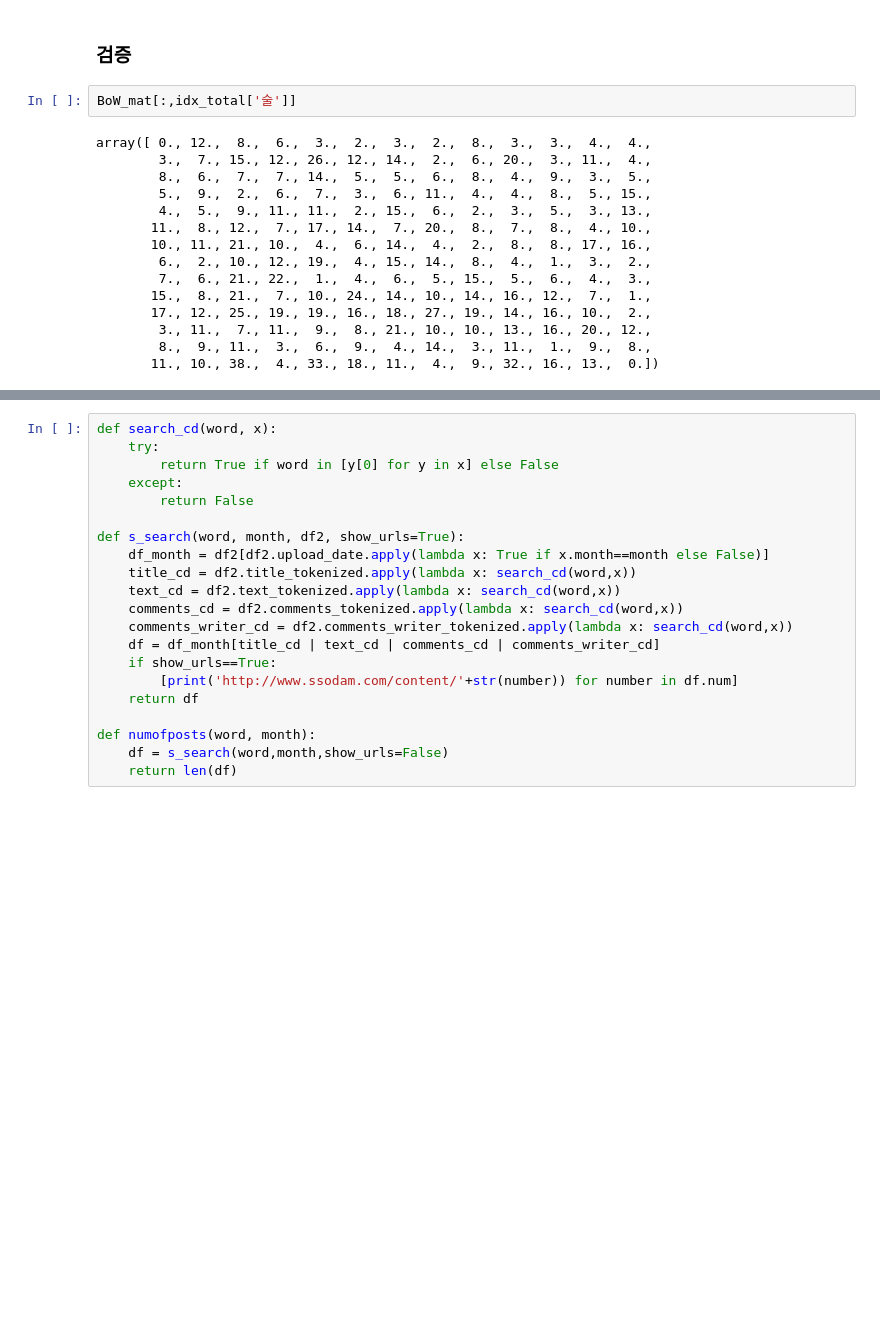
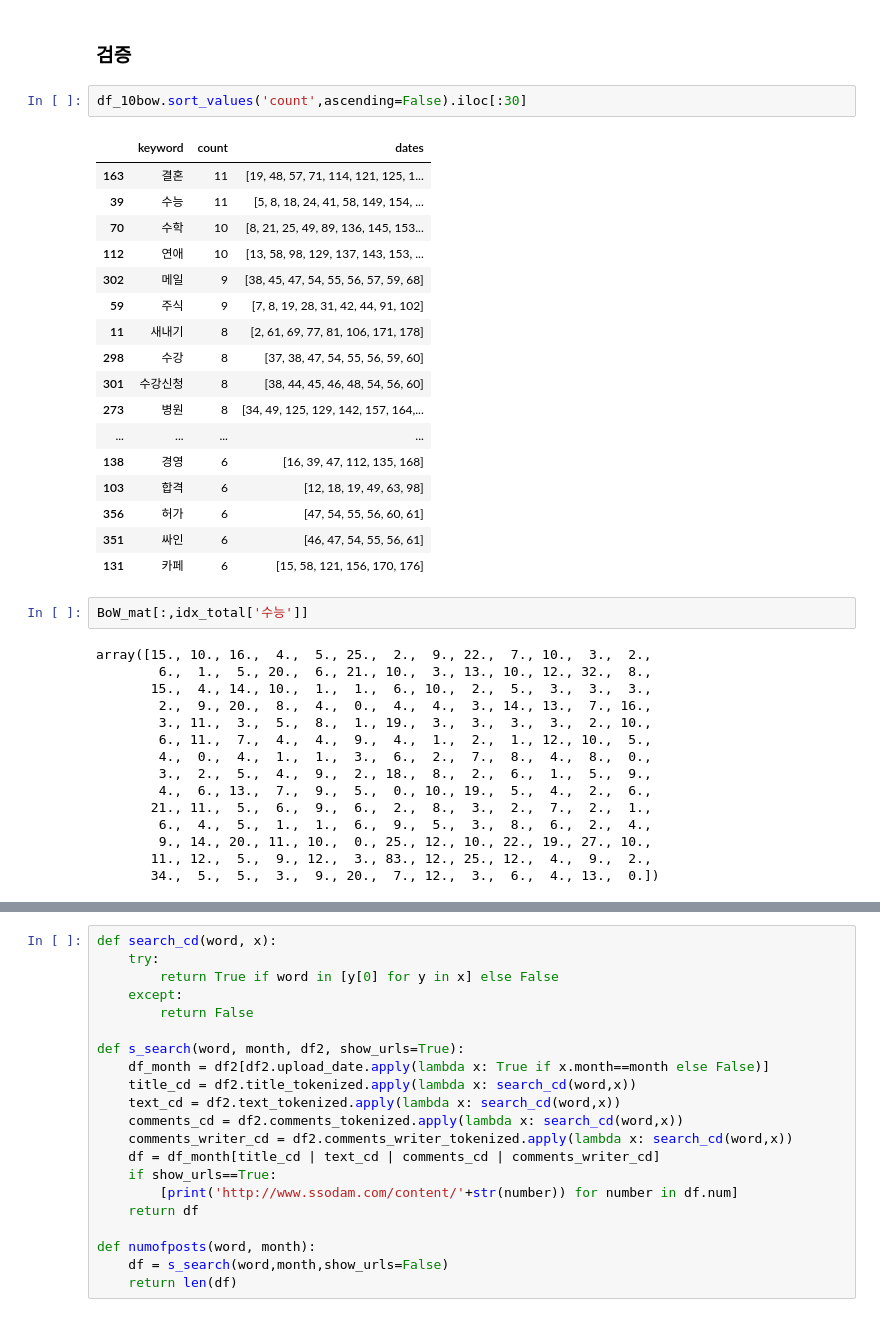
Before and after one commit to JourneyKo/ssodam, a Jupyter notebook: ssodam2021_Find_Specific_Topics.ipynb, the cells around one changed output, grey strips where cells are left out. Cells and saved outputs as stored; diff of their text form; blank space fills up the shorter version.

```diff
--- a/ssodam2021_Find_Specific_Topics.ipynb
+++ b/ssodam2021_Find_Specific_Topics.ipynb
@@ -423,20 +438,40 @@ with open('./data/3rd_bow_20.pkl','wb') as f:
 ---
 # %% [markdown]
 ### 검증
+# %%
+df_10bow.sort_values('count',ascending=False).iloc[:30]
+# %% [output]
+|  | keyword | count | dates |
+| 163 | 결혼 | 11 | [19, 48, 57, 71, 114, 121, 125, 1... |
+| 39 | 수능 | 11 | [5, 8, 18, 24, 41, 58, 149, 154, ... |
+| 70 | 수학 | 10 | [8, 21, 25, 49, 89, 136, 145, 153... |
+| 112 | 연애 | 10 | [13, 58, 98, 129, 137, 143, 153, ... |
+| 302 | 메일 | 9 | [38, 45, 47, 54, 55, 56, 57, 59, 68] |
+| 59 | 주식 | 9 | [7, 8, 19, 28, 31, 42, 44, 91, 102] |
+| 11 | 새내기 | 8 | [2, 61, 69, 77, 81, 106, 171, 178] |
+| 298 | 수강 | 8 | [37, 38, 47, 54, 55, 56, 59, 60] |
+| 301 | 수강신청 | 8 | [38, 44, 45, 46, 48, 54, 56, 60] |
+| 273 | 병원 | 8 | [34, 49, 125, 129, 142, 157, 164,... |
+| ... | ... | ... | ... |
+| 138 | 경영 | 6 | [16, 39, 47, 112, 135, 168] |
+| 103 | 합격 | 6 | [12, 18, 19, 49, 63, 98] |
+| 356 | 허가 | 6 | [47, 54, 55, 56, 60, 61] |
+| 351 | 싸인 | 6 | [46, 47, 54, 55, 56, 61] |
+| 131 | 카페 | 6 | [15, 58, 121, 156, 170, 176] |
 # %%
-BoW_mat[:,idx_total['술']]
+BoW_mat[:,idx_total['수능']]
 # %% [output]
-array([ 0., 12.,  8.,  6.,  3.,  2.,  3.,  2.,  8.,  3.,  3.,  4.,  4.,
-        3.,  7., 15., 12., 26., 12., 14.,  2.,  6., 20.,  3., 11.,  4.,
-        8.,  6.,  7.,  7., 14.,  5.,  5.,  6.,  8.,  4.,  9.,  3.,  5.,
-        5.,  9.,  2.,  6.,  7.,  3.,  6., 11.,  4.,  4.,  8.,  5., 15.,
-        4.,  5.,  9., 11., 11.,  2., 15.,  6.,  2.,  3.,  5.,  3., 13.,
-       11.,  8., 12.,  7., 17., 14.,  7., 20.,  8.,  7.,  8.,  4., 10.,
-       10., 11., 21., 10.,  4.,  6., 14.,  4.,  2.,  8.,  8., 17., 16.,
-        6.,  2., 10., 12., 19.,  4., 15., 14.,  8.,  4.,  1.,  3.,  2.,
-        7.,  6., 21., 22.,  1.,  4.,  6.,  5., 15.,  5.,  6.,  4.,  3.,
-       15.,  8., 21.,  7., 10., 24., 14., 10., 14., 16., 12.,  7.,  1.,
-       17., 12., 25., 19., 19., 16., 18., 27., 19., 14., 16., 10.,  2.,
-        3., 11.,  7., 11.,  9.,  8., 21., 10., 10., 13., 16., 20., 12.,
-        8.,  9., 11.,  3.,  6.,  9.,  4., 14.,  3., 11.,  1.,  9.,  8.,
-       11., 10., 38.,  4., 33., 18., 11.,  4.,  9., 32., 16., 13.,  0.])
+array([15., 10., 16.,  4.,  5., 25.,  2.,  9., 22.,  7., 10.,  3.,  2.,
+        6.,  1.,  5., 20.,  6., 21., 10.,  3., 13., 10., 12., 32.,  8.,
+       15.,  4., 14., 10.,  1.,  1.,  6., 10.,  2.,  5.,  3.,  3.,  3.,
+        2.,  9., 20.,  8.,  4.,  0.,  4.,  4.,  3., 14., 13.,  7., 16.,
+        3., 11.,  3.,  5.,  8.,  1., 19.,  3.,  3.,  3.,  3.,  2., 10.,
+        6., 11.,  7.,  4.,  4.,  9.,  4.,  1.,  2.,  1., 12., 10.,  5.,
+        4.,  0.,  4.,  1.,  1.,  3.,  6.,  2.,  7.,  8.,  4.,  8.,  0.,
+        3.,  2.,  5.,  4.,  9.,  2., 18.,  8.,  2.,  6.,  1.,  5.,  9.,
+        4.,  6., 13.,  7.,  9.,  5.,  0., 10., 19.,  5.,  4.,  2.,  6.,
+       21., 11.,  5.,  6.,  9.,  6.,  2.,  8.,  3.,  2.,  7.,  2.,  1.,
+        6.,  4.,  5.,  1.,  1.,  6.,  9.,  5.,  3.,  8.,  6.,  2.,  4.,
+        9., 14., 20., 11., 10.,  0., 25., 12., 10., 22., 19., 27., 10.,
+       11., 12.,  5.,  9., 12.,  3., 83., 12., 25., 12.,  4.,  9.,  2.,
+       34.,  5.,  5.,  3.,  9., 20.,  7., 12.,  3.,  6.,  4., 13.,  0.])
```
Also changed, not shown: parts of 7 cells of this notebook, 1 other file.
